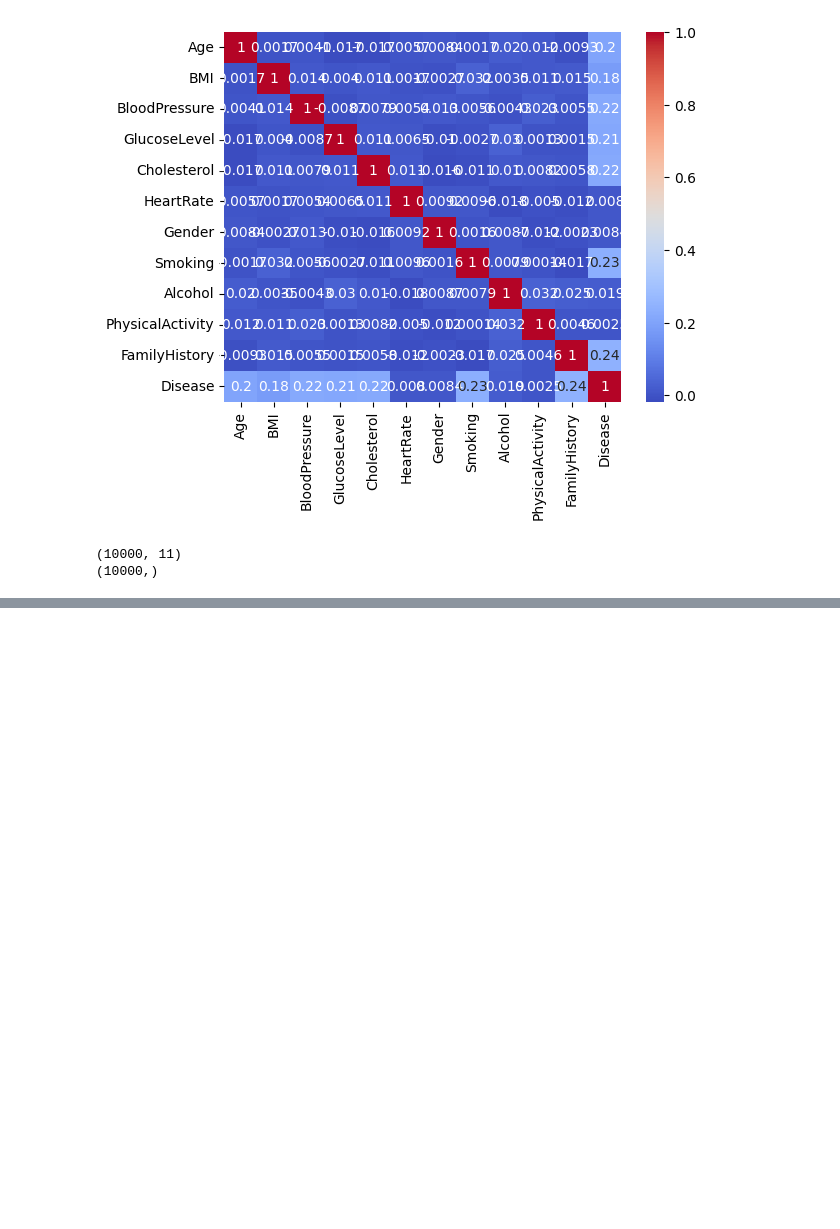
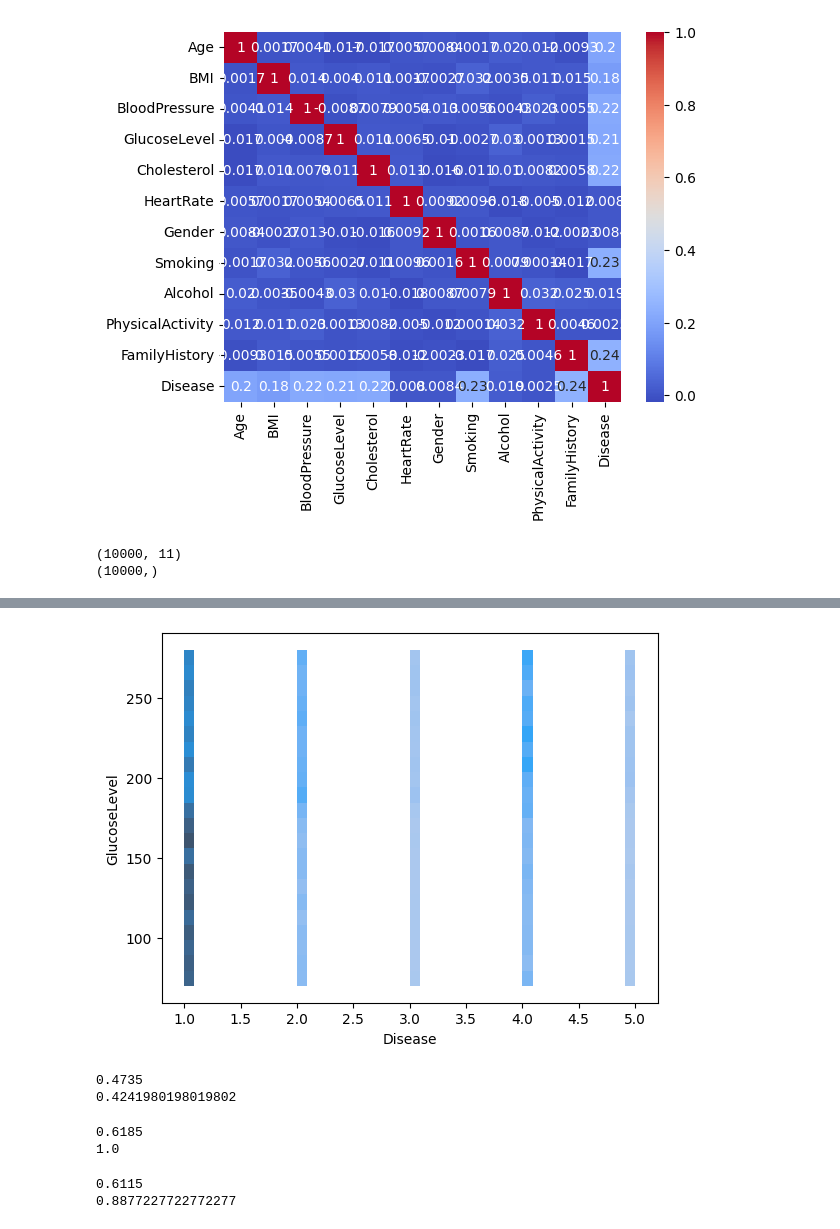
Before and after one commit to Kavya8344/medical-disease-prediction, a Jupyter notebook: medical.ipynb, the cells around one changed output, grey strips where cells are left out. Saved outputs shown, nothing was run; the diff lists cells and outputs as text; code cells hidden in the pictures; blank space fills up the shorter version.

```diff
--- a/medical.ipynb
+++ b/medical.ipynb
@@ -212,0 +252,5 @@ print(y.shape)
+# %%
+sns.histplot(y='GlucoseLevel',x='Disease',data=df)
+plt.show()
+# %% [output]
+[figure, added]
@@ -212,0 +264,31 @@ print(y.shape)
+# %%
+from sklearn.svm import SVC,SVR
+sv=SVC()
+sv.fit(x_train,y_train)
+print(sv.score(x_test,y_test))
+print(sv.score(x_train,y_train))
+# %% [output]
+0.4735
+0.4241980198019802
+# %%
+from sklearn.ensemble import RandomForestClassifier
+rf=RandomForestClassifier()
+rf.fit(x_train,y_train)
+print(rf.score(x_test,y_test))
+print(rf.score(x_train,y_train))
+# %% [output]
+0.6185
+1.0
+# %%
+from sklearn.ensemble import RandomForestClassifier
+rc=RandomForestClassifier(n_estimators=200,
+                          min_samples_split=30,
+                          min_samples_leaf=5,
+                          max_depth=15,
+                          class_weight='balanced')
+rc.fit(x_train,y_train)
+print(rc.score(x_test,y_test))
+print(rc.score(x_train,y_train))
+# %% [output]
+0.6115
+0.8877227722772277
```
Also changed, not shown: parts of 11 cells of this notebook, 8 other files.
